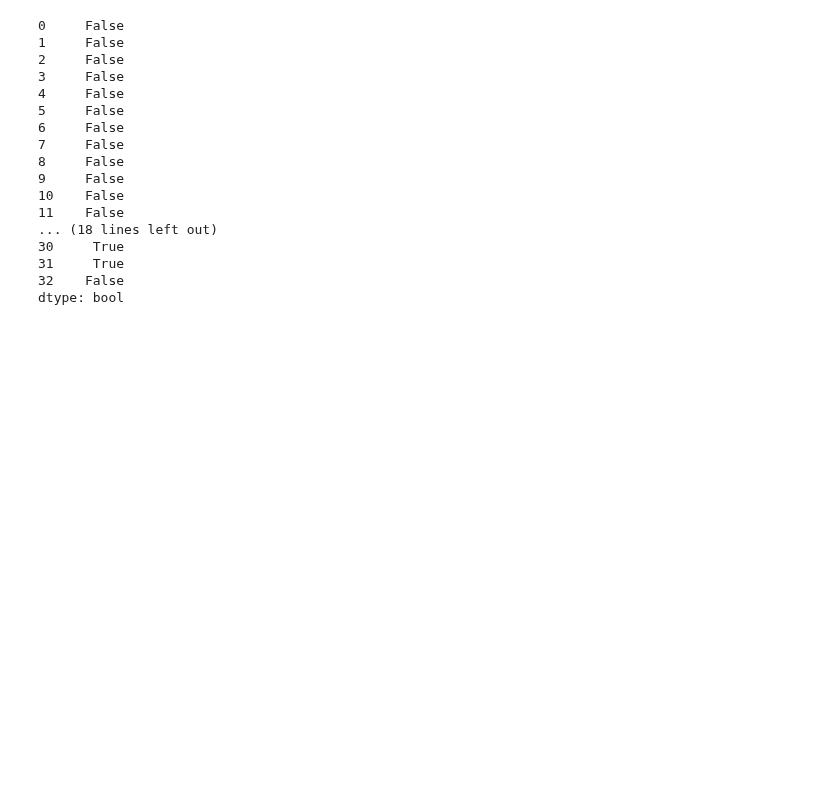
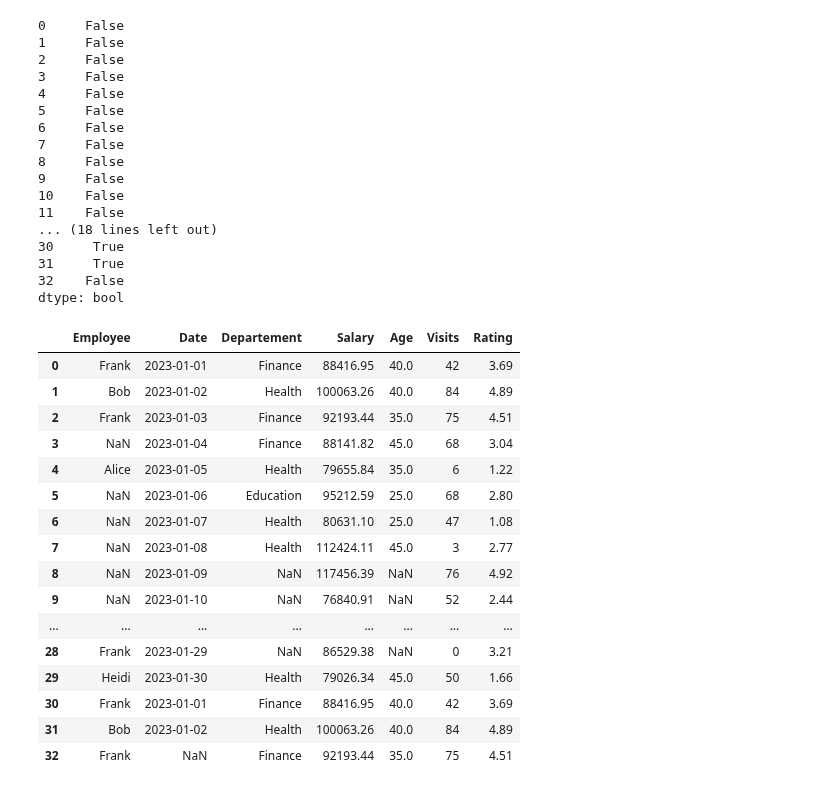
Before and after one commit to nevillemakoyi/Pandas_basic, a Jupyter notebook: notebooks/3 - data cleaning avec pandas - Exercice - élève .ipynb, the cells around one changed output. Cells and saved outputs as stored; diff of their text form; code cells hidden in the pictures; blank space fills up the shorter version.

Commit message:
:missing

```diff
--- a/notebooks/3 - data cleaning avec pandas - Exercice - élève .ipynb
+++ b/notebooks/3 - data cleaning avec pandas - Exercice - élève .ipynb
@@ -178,6 +178,26 @@ df.duplicated()
 dtype: bool
 # %%
 # 10. Remplacer 'not available' par NaN
+df.replace('Missing value', pd.NA, inplace=True)
+df
+# %% [output]
+|  | Employee | Date | Departement | Salary | Age | Visits | Rating |
+| 0 | Frank | 2023-01-01 | Finance | 88416.95 | 40.0 | 42 | 3.69 |
+| 1 | Bob | 2023-01-02 | Health | 100063.26 | 40.0 | 84 | 4.89 |
+| 2 | Frank | 2023-01-03 | Finance | 92193.44 | 35.0 | 75 | 4.51 |
+| 3 | NaN | 2023-01-04 | Finance | 88141.82 | 45.0 | 68 | 3.04 |
+| 4 | Alice | 2023-01-05 | Health | 79655.84 | 35.0 | 6 | 1.22 |
+| 5 | NaN | 2023-01-06 | Education | 95212.59 | 25.0 | 68 | 2.80 |
+| 6 | NaN | 2023-01-07 | Health | 80631.10 | 25.0 | 47 | 1.08 |
+| 7 | NaN | 2023-01-08 | Health | 112424.11 | 45.0 | 3 | 2.77 |
+| 8 | NaN | 2023-01-09 | NaN | 117456.39 | NaN | 76 | 4.92 |
+| 9 | NaN | 2023-01-10 | NaN | 76840.91 | NaN | 52 | 2.44 |
+| ... | ... | ... | ... | ... | ... | ... | ... |
+| 28 | Frank | 2023-01-29 | NaN | 86529.38 | NaN | 0 | 3.21 |
+| 29 | Heidi | 2023-01-30 | Health | 79026.34 | 45.0 | 50 | 1.66 |
+| 30 | Frank | 2023-01-01 | Finance | 88416.95 | 40.0 | 42 | 3.69 |
+| 31 | Bob | 2023-01-02 | Health | 100063.26 | 40.0 | 84 | 4.89 |
+| 32 | Frank | NaN | Finance | 92193.44 | 35.0 | 75 | 4.51 |
 # %%
 # 11. Séparer la date
 # %%
```
Also changed, not shown: parts of 8 cells of this notebook.
